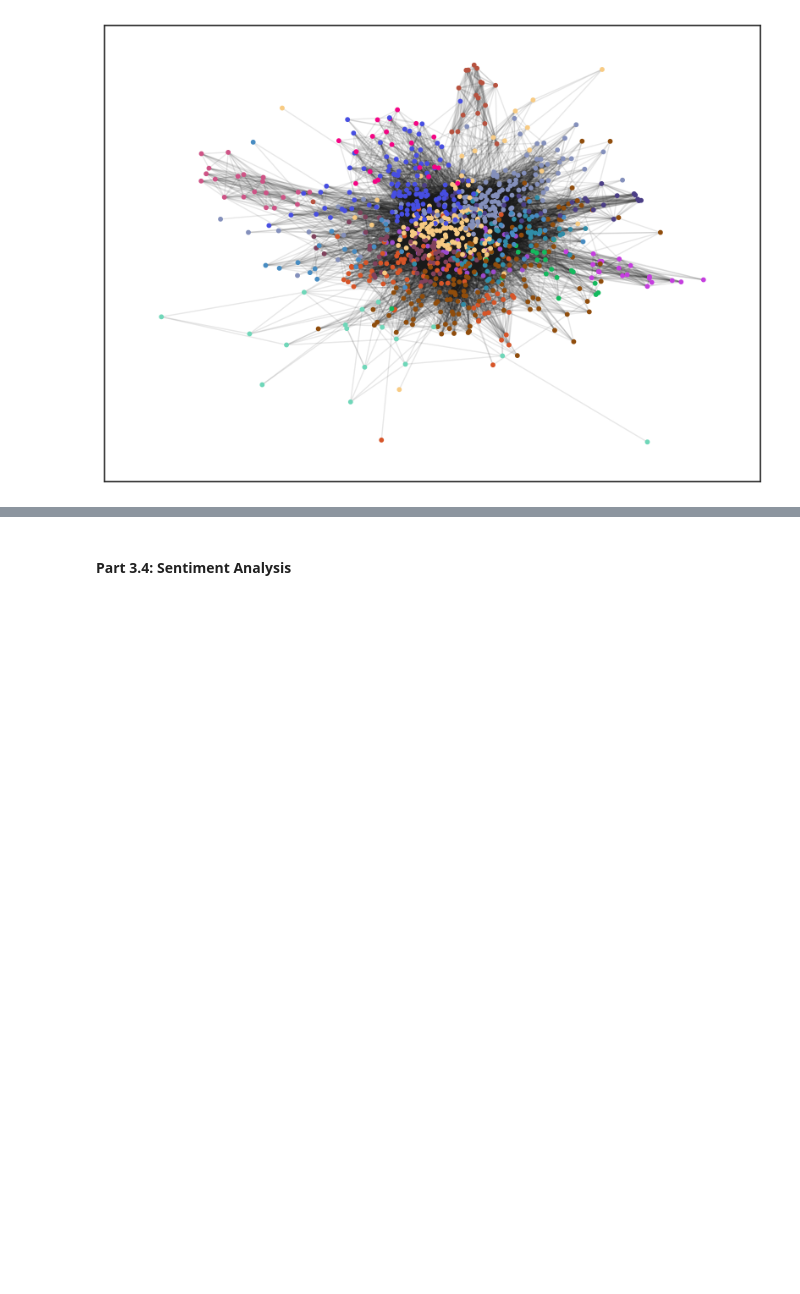
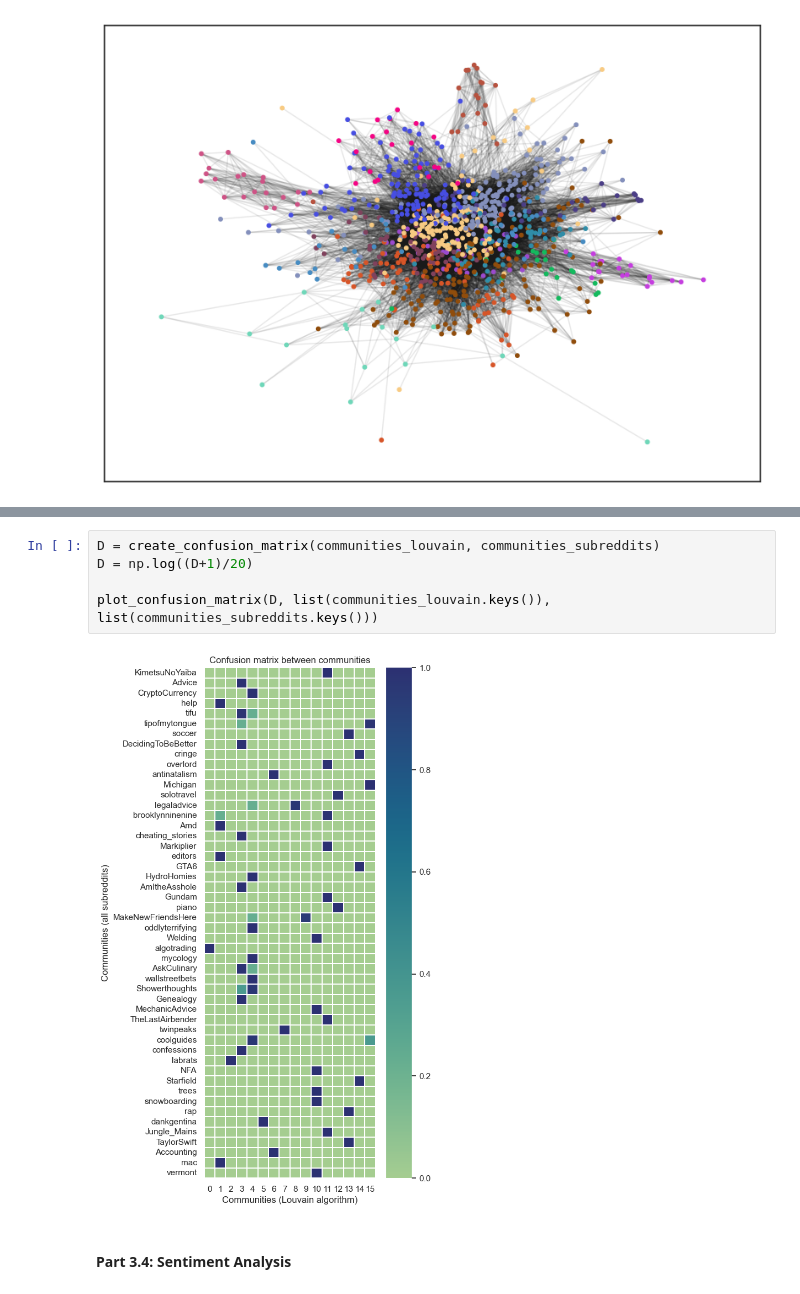
Before and after one commit to annaekner/social-graphs, a Jupyter notebook: Project/explainer_notebook.ipynb, the cells around one changed output, grey strips where cells are left out. Saved outputs shown, nothing was run; the diff lists cells and outputs as text; blank space fills up the shorter version.

```diff
--- a/Project/explainer_notebook.ipynb
+++ b/Project/explainer_notebook.ipynb
@@ -681,3 +906,10 @@ plt.show()
+# %%
+D = create_confusion_matrix(communities_louvain, communities_subreddits)
+D = np.log((D+1)/20)
+
+plot_confusion_matrix(D, list(communities_louvain.keys()), list(communities_subreddits.keys()))
+# %% [output]
+[figure, added]
 # %% [markdown]
 #### **Part 3.4: Sentiment Analysis**
 # %%
```
Also changed, not shown: parts of 8 cells of this notebook.
